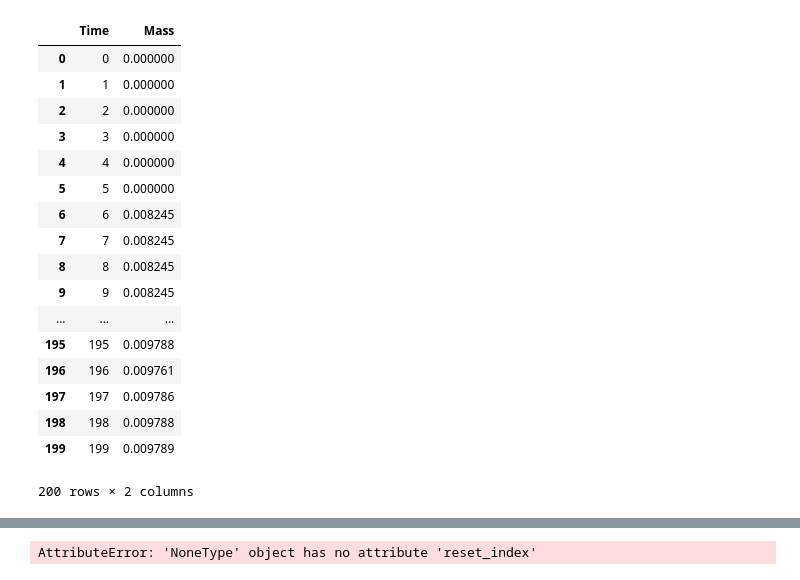
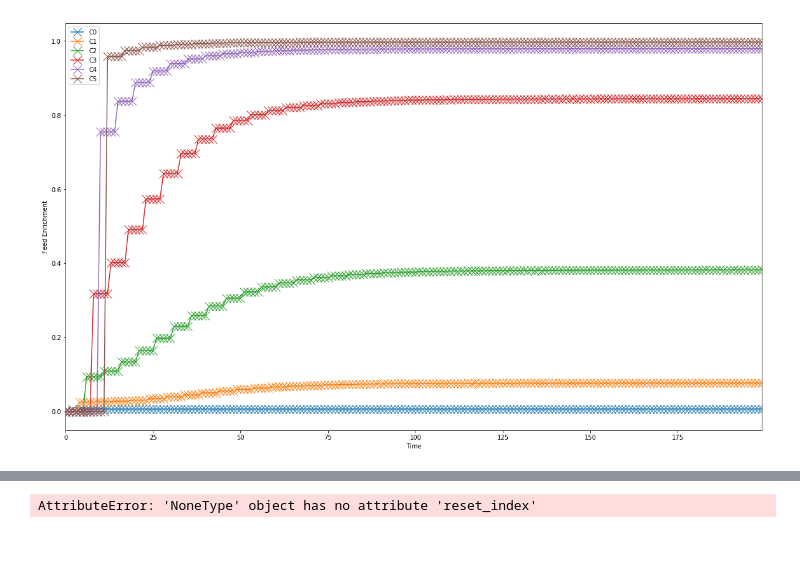
Before and after one commit to bam241/cyclus_jcpoa, a Jupyter notebook: cascade.ipynb, the cells around one changed output, grey strips where cells are left out. Cells and saved outputs as stored; diff of their text form; code cells hidden in the pictures; blank space fills up the shorter version.

```diff
--- a/cascade.ipynb
+++ b/cascade.ipynb
@@ -148,21 +20,44 @@ make_plot(plt_str, "Time", "Feed Enrichment" )
-# %%
-tails_1
-# %% [output]
-|  | Time | Mass |
-| 0 | 0 | 0.000000 |
-| 1 | 1 | 0.000000 |
-| 2 | 2 | 0.000000 |
-| 3 | 3 | 0.000000 |
-| 4 | 4 | 0.000000 |
-| 5 | 5 | 0.000000 |
-| 6 | 6 | 0.008245 |
-| 7 | 7 | 0.008245 |
-| 8 | 8 | 0.008245 |
-| 9 | 9 | 0.008245 |
-| ... | ... | ... |
-| 195 | 195 | 0.009788 |
-| 196 | 196 | 0.009761 |
-| 197 | 197 | 0.009786 |
-| 198 | 198 | 0.009788 |
-| 199 | 199 | 0.009789 |
-200 rows × 2 columns
+# %%
+file = "cascade_case_2.sqlite"
+receivers = [['cascade_0'],
+             ['cascade_1'],
+             ['cascade_2'],
+             ['cascade_3'],
+             ['cascade_4'],
+             ['cascade_5']]
+sender = [['storage_nat'],
+          ['storage_0'],
+          ['storage_1'],
+          ['storage_2'],
+          ['storage_3'],
+          ['storage_4']]
+nucs1 = ['238U']
+nucs2 = ['235U']
+uma_238u = 238050786.996e-6
+uma_235u = 235043928.190e-6
+
+c_names = ['C0',
+           'C1',
+           'C2',
+           'C3',
+           'C4',
+           'C5']
+labels = ['Cascade0',
+          'Cascade0rec',
+          'Cascade1',
+          'Cascade2',
+          'Cascade3',
+          'Cascade4',
+          'Cascade5']
+
+feed_case_2 = []
+plt_feed_case_2 = []
+for i in range(6):
+    df_ = cyh.TransFrac(file, receivers[i], sender[i], nucs1, nucs2,uma_238u, uma_235u)
+    df_ = pdh.RenameTS(pdh.RemoveNan(df_), "Time", c_names[i])
+    feed_case_2.append(df_)
+    plt_feed_case_2.append( (df_, c_names[i]) )
+
+pdh.MakePlot(plt_feed_case_2, "Time", "Feed Enrichment" )
+# %% [output]
+[figure, added]
```
Also changed, not shown: parts of 13 cells of this notebook, 6 other files.
